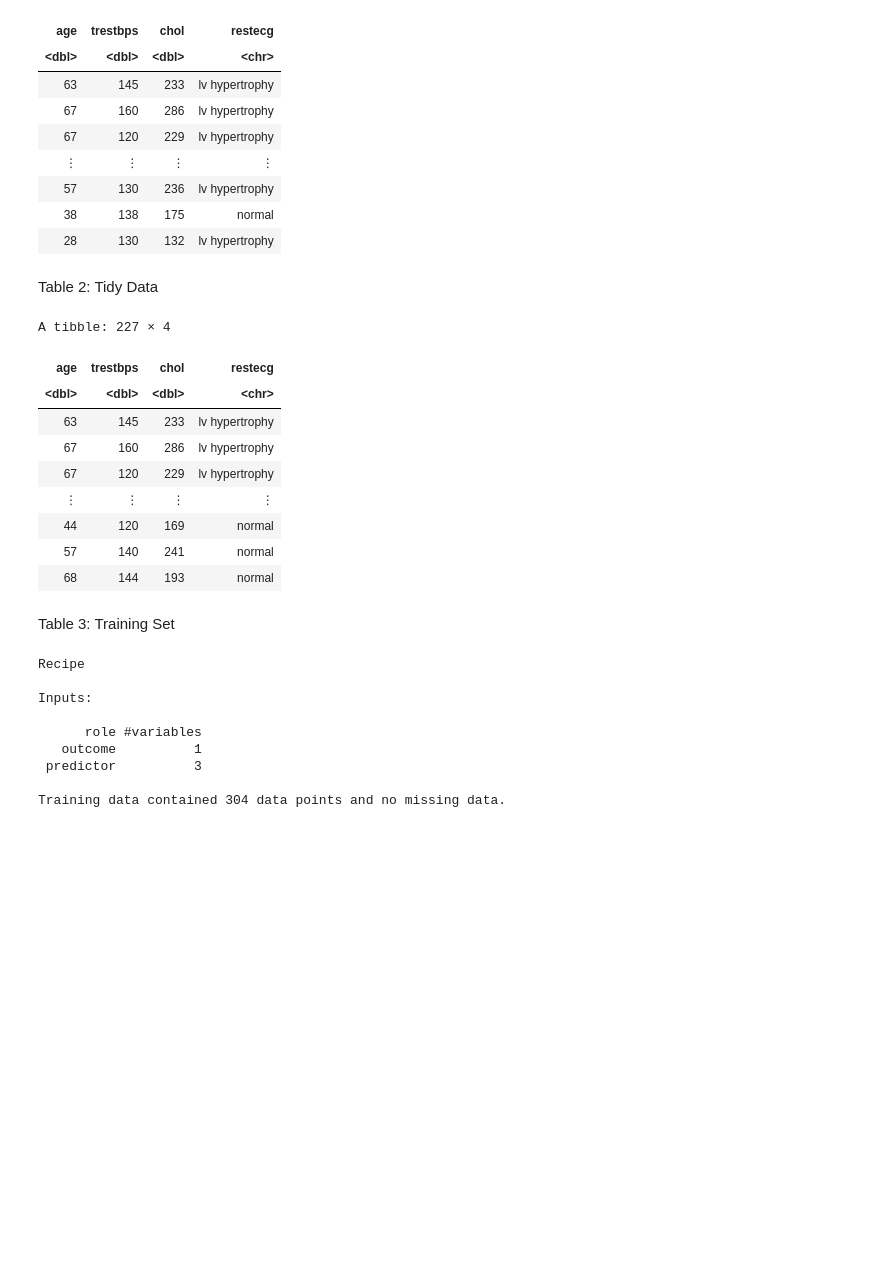
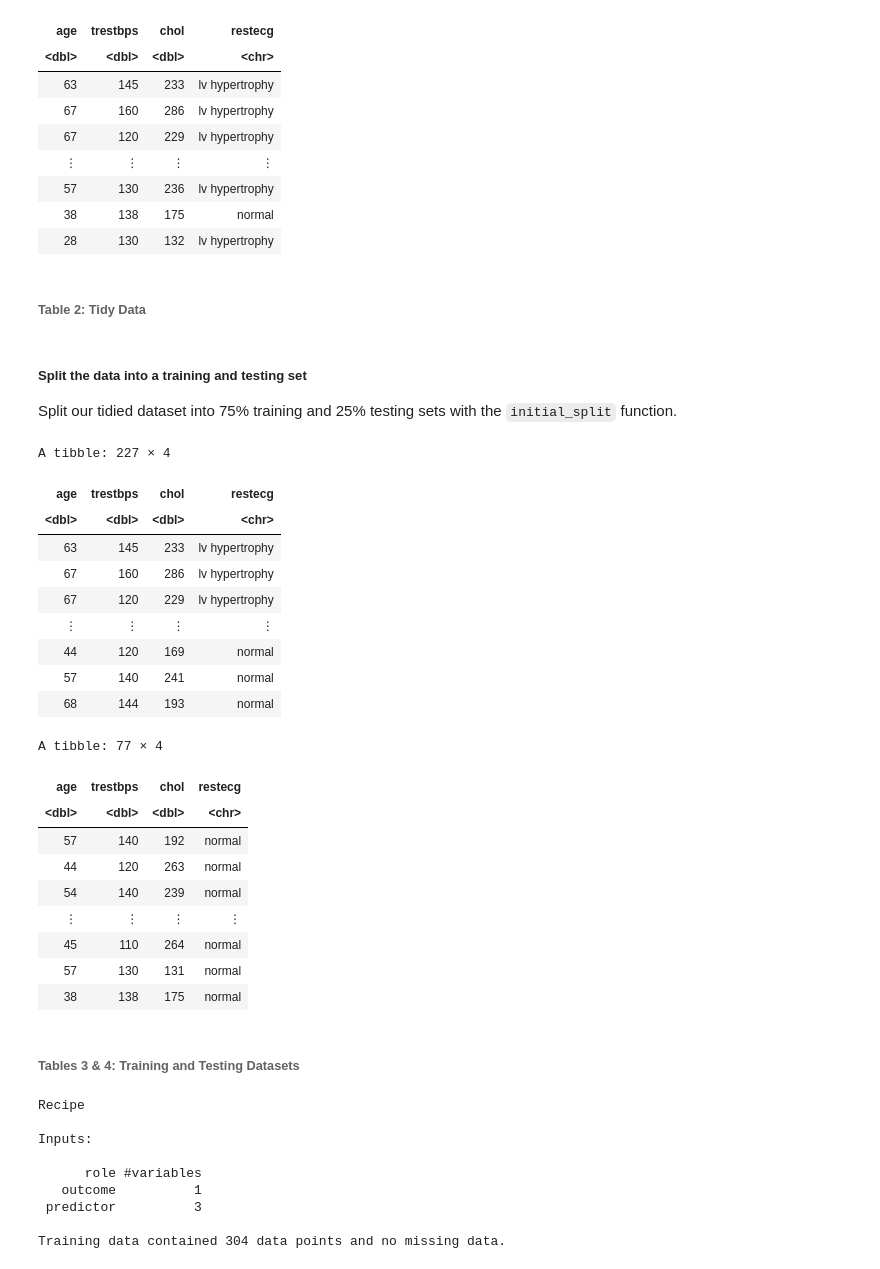
Before and after one commit to QiXu2022/dsci-100-project-Group_66, a Jupyter notebook: group66_project_proposal.ipynb, the cells around one changed output. Cells and saved outputs as stored; diff of their text form; code cells hidden in the pictures; blank space fills up the shorter version.

```diff
--- a/group66_project_proposal.ipynb
+++ b/group66_project_proposal.ipynb
@@ -65,28 +110,42 @@ A tibble: 304 × 4
 | 38 | 138 | 175 | normal |
 | 28 | 130 | 132 | lv hypertrophy |
 # %% [markdown]
-Table 2: Tidy Data
+###### Table 2: Tidy Data
+# %% [markdown]
+##### Split the data into a training and testing set
+Split our tidied dataset into 75% training and 25% testing sets with the `initial_split` function.
 # %%
 set.seed(2)
 #splitting the data to use the training set
 heart_split<- initial_split(tidy_data, prop=0.75, strata=restecg)
 heart_train<-training(heart_split)
 heart_train
 
 heart_test<-testing(heart_split)
+heart_test
 # %% [output]
 A tibble: 227 × 4
 | age | trestbps | chol | restecg |
 | <dbl> | <dbl> | <dbl> | <chr> |
 | 63 | 145 | 233 | lv hypertrophy |
 | 67 | 160 | 286 | lv hypertrophy |
 | 67 | 120 | 229 | lv hypertrophy |
 | ⋮ | ⋮ | ⋮ | ⋮ |
 | 44 | 120 | 169 | normal |
 | 57 | 140 | 241 | normal |
 | 68 | 144 | 193 | normal |
+A tibble: 77 × 4
+| age | trestbps | chol | restecg |
+| <dbl> | <dbl> | <dbl> | <chr> |
+| 57 | 140 | 192 | normal |
+| 44 | 120 | 263 | normal |
+| 54 | 140 | 239 | normal |
+| ⋮ | ⋮ | ⋮ | ⋮ |
+| 45 | 110 | 264 | normal |
+| 57 | 130 | 131 | normal |
+| 38 | 138 | 175 | normal |
 # %% [markdown]
-Table 3: Training Set
+###### Tables 3 & 4: Training and Testing Datasets
 # %%
 set.seed(3)
 #check for how many number of observations and missing data
```
Also changed, not shown: parts of 11 cells of this notebook.
